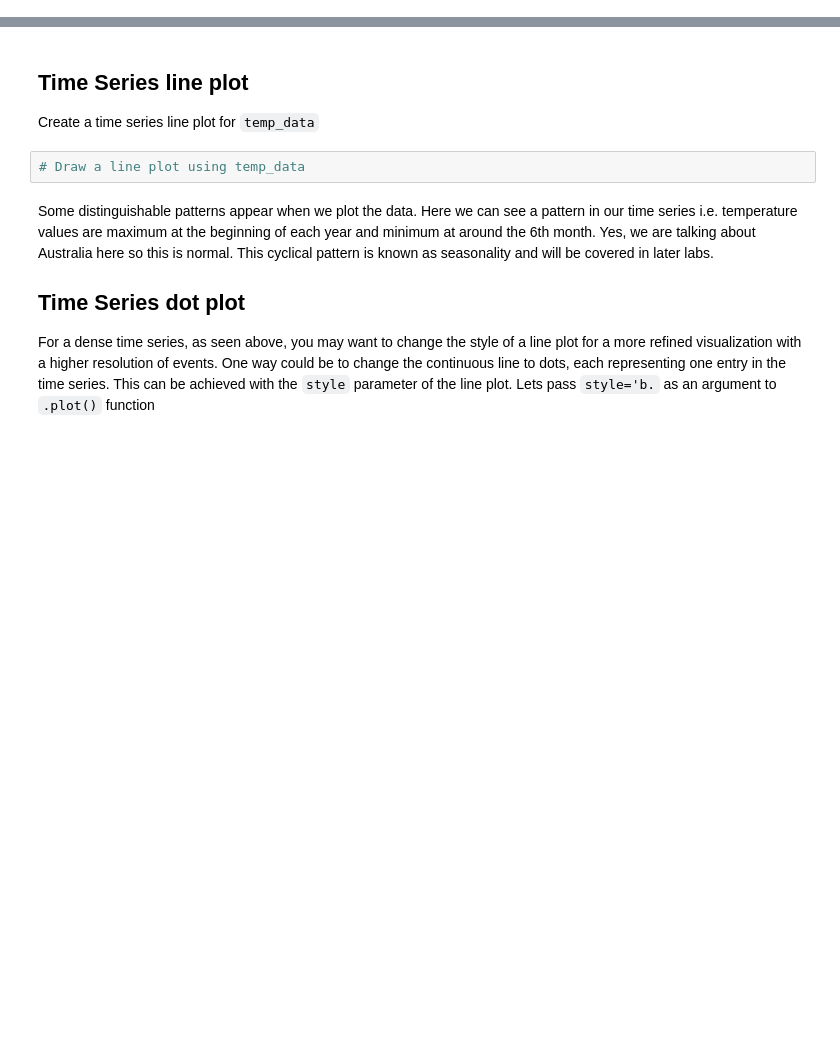
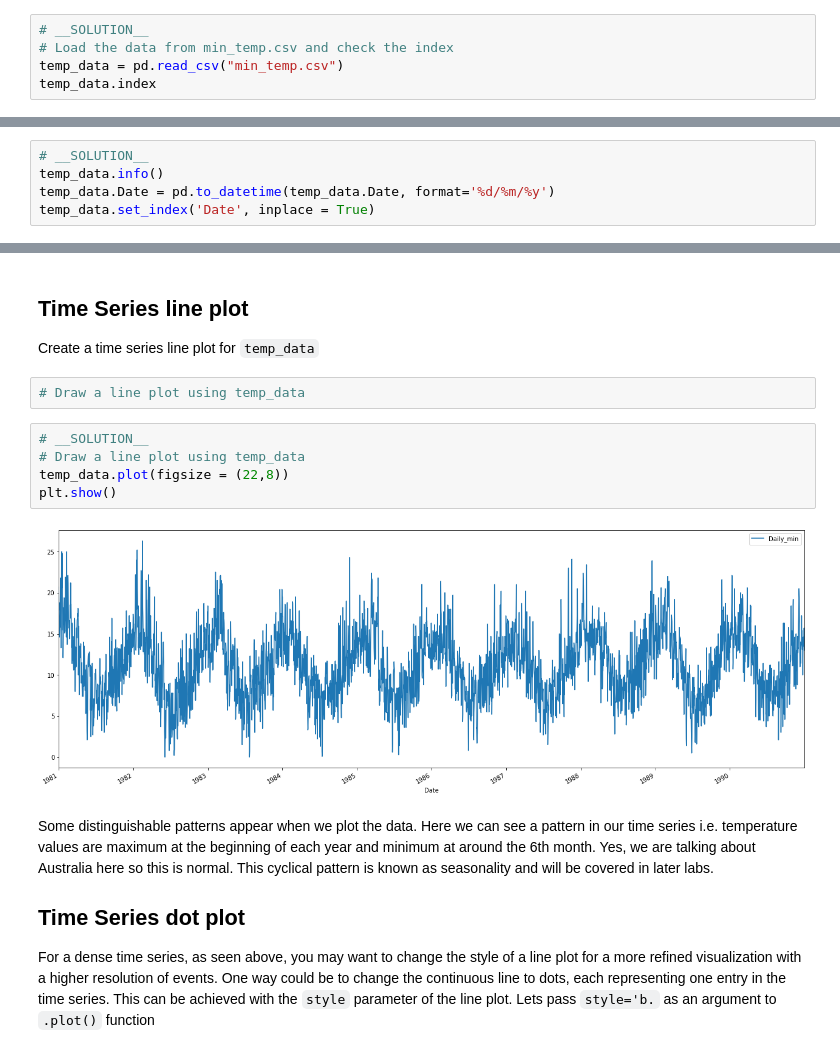
Before and after one commit to learn-co-curriculum/dsc-visualizing-time-series-data-lab, a Jupyter notebook: index.ipynb, the cells around one changed output, grey strips where cells are left out. Drawn from its saved outputs; the diff is of its cells as text; blank space fills up the shorter version.

Commit message:
manually create solution cells

```diff
--- a/index.ipynb
+++ b/index.ipynb
@@ -23,2 +32,7 @@ Import the necessary libraries
 # %%
 # Load the data from min_temp.csv and check the index
+# %%
+# __SOLUTION__
+# Load the data from min_temp.csv and check the index
+temp_data = pd.read_csv("min_temp.csv")
+temp_data.index
@@ -26,0 +45,5 @@ Check the info. Next, make sure the index is the timestamp.
+# %%
+# __SOLUTION__
+temp_data.info()
+temp_data.Date = pd.to_datetime(temp_data.Date, format='%d/%m/%y')
+temp_data.set_index('Date', inplace = True)
@@ -32,6 +75,13 @@ Check the info again
 Create a time series line plot for `temp_data`
 # %%
 # Draw a line plot using temp_data
+# %%
+# __SOLUTION__
+# Draw a line plot using temp_data
+temp_data.plot(figsize = (22,8))
+plt.show()
+# %% [output]
+[figure, added]
 # %% [markdown]
 Some distinguishable patterns appear when we plot the data. Here we can see a pattern in our time series i.e. temperature values are maximum at the beginning of each year and minimum at around the 6th month. Yes, we are talking about Australia here so this is normal. This cyclical pattern is known as seasonality and will be covered in later labs.
 
```
Also changed, not shown: parts of 19 cells of this notebook.
